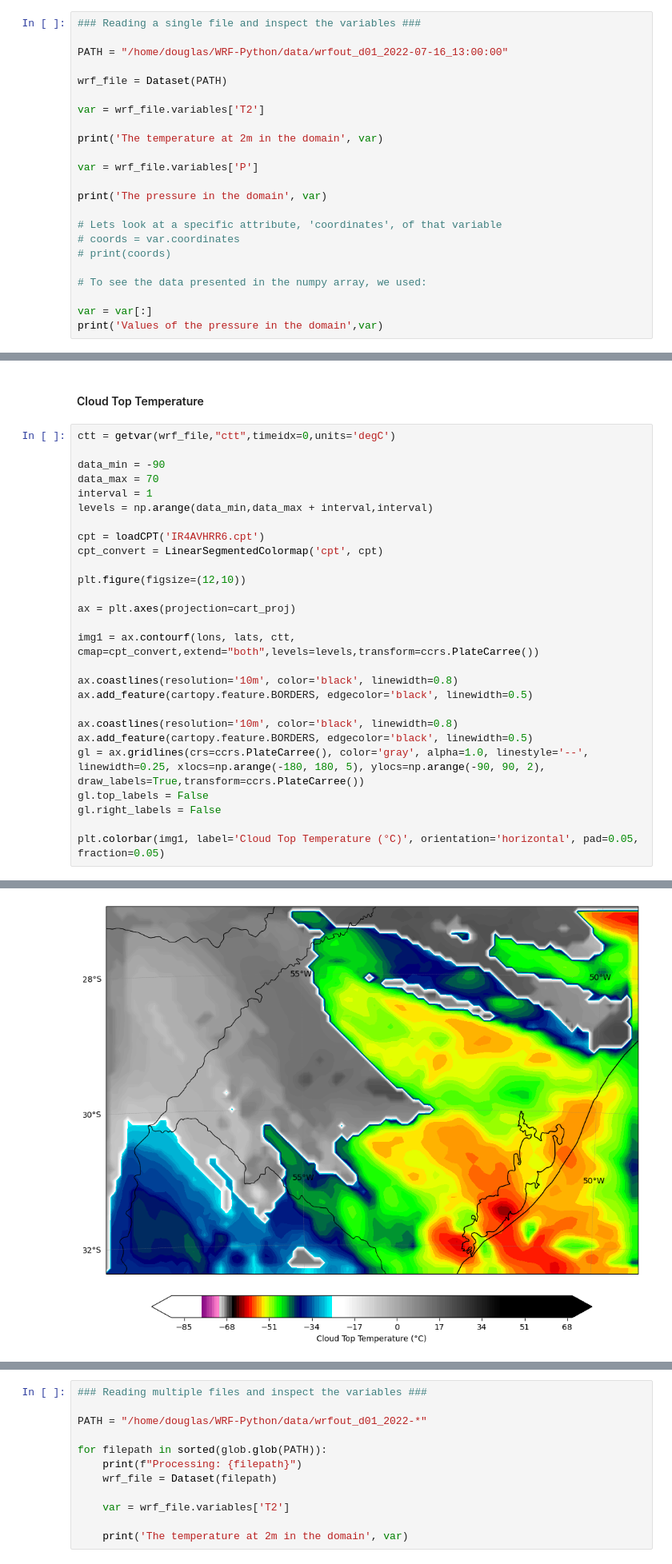
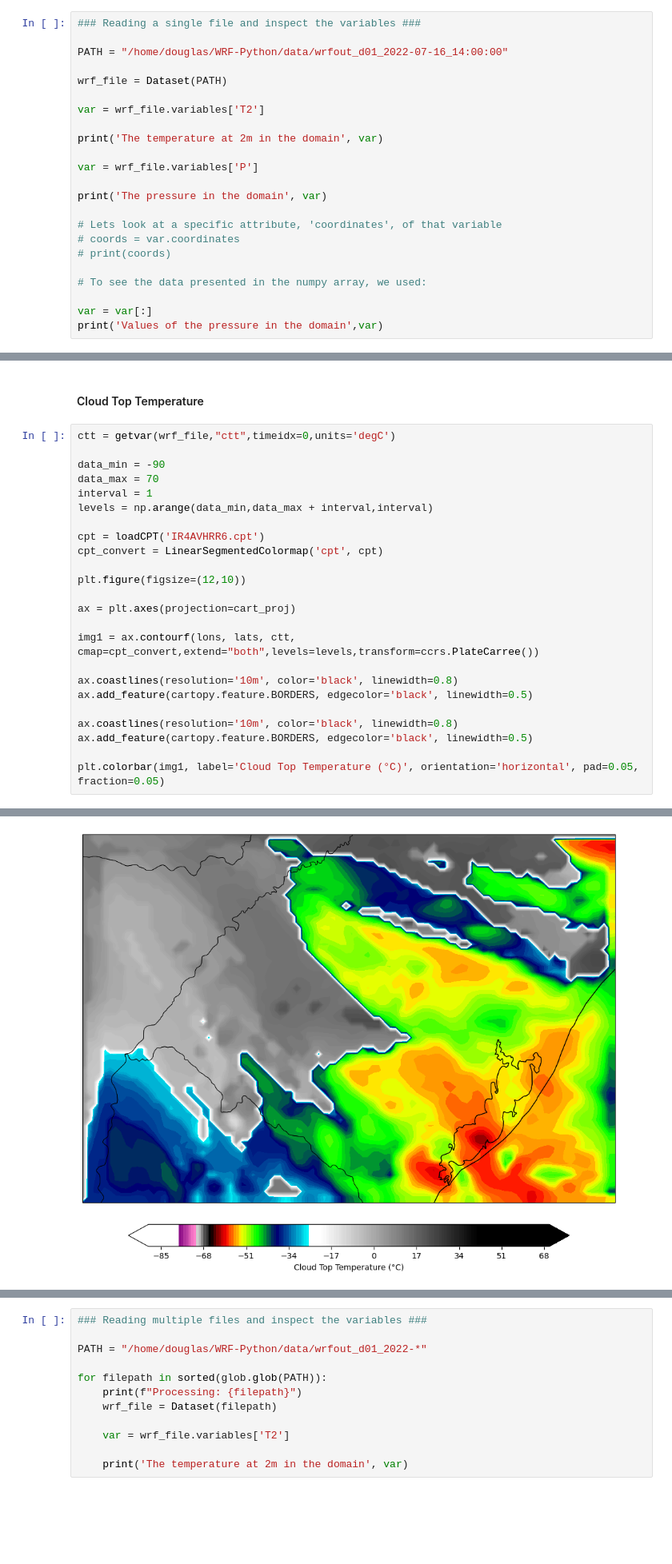
Before and after one commit to douglima8/WRF-Python, a Jupyter notebook: WRF-Python_tutorial.ipynb, the cells around one changed output, grey strips where cells are left out. Shown at 80% size. Cells and saved outputs as stored; diff of their text form; blank space fills up the shorter version.

```diff
--- a/WRF-Python_tutorial.ipynb
+++ b/WRF-Python_tutorial.ipynb
@@ -140,7 +144,7 @@ Now that all tests have passed, lets try reading in a single wrfout file with ne
 # %%
 ### Reading a single file and inspect the variables ###
 
-PATH = "/home/douglas/WRF-Python/data/wrfout_d01_2022-07-16_13:00:00"
+PATH = "/home/douglas/WRF-Python/data/wrfout_d01_2022-07-16_14:00:00"
 
 wrf_file = Dataset(PATH)
 
@@ -392,31 +396,28 @@ plt.colorbar(img2, label='Dew Point Temperature at 2m', orientation='horizontal'
 # %%
 ctt = getvar(wrf_file,"ctt",timeidx=0,units='degC')
 
 data_min = -90
 data_max = 70
 interval = 1
 levels = np.arange(data_min,data_max + interval,interval)
 
 cpt = loadCPT('IR4AVHRR6.cpt')
 cpt_convert = LinearSegmentedColormap('cpt', cpt)
 
 plt.figure(figsize=(12,10))
 
 ax = plt.axes(projection=cart_proj)
 
 img1 = ax.contourf(lons, lats, ctt, cmap=cpt_convert,extend="both",levels=levels,transform=ccrs.PlateCarree())
 
 ax.coastlines(resolution='10m', color='black', linewidth=0.8)
 ax.add_feature(cartopy.feature.BORDERS, edgecolor='black', linewidth=0.5)
 
 ax.coastlines(resolution='10m', color='black', linewidth=0.8)
 ax.add_feature(cartopy.feature.BORDERS, edgecolor='black', linewidth=0.5)
-gl = ax.gridlines(crs=ccrs.PlateCarree(), color='gray', alpha=1.0, linestyle='--', linewidth=0.25, xlocs=np.arange(-180, 180, 5), ylocs=np.arange(-90, 90, 2), draw_labels=True,transform=ccrs.PlateCarree())
-gl.top_labels = False
-gl.right_labels = False
 
 plt.colorbar(img1, label='Cloud Top Temperature (°C)', orientation='horizontal', pad=0.05, fraction=0.05)
 # %% [output]
 <matplotlib.colorbar.Colorbar at 0x...>
-[figure, old version]
+[figure, new version]
 # %% [markdown]
```
Also changed, not shown: parts of 14 cells of this notebook.
